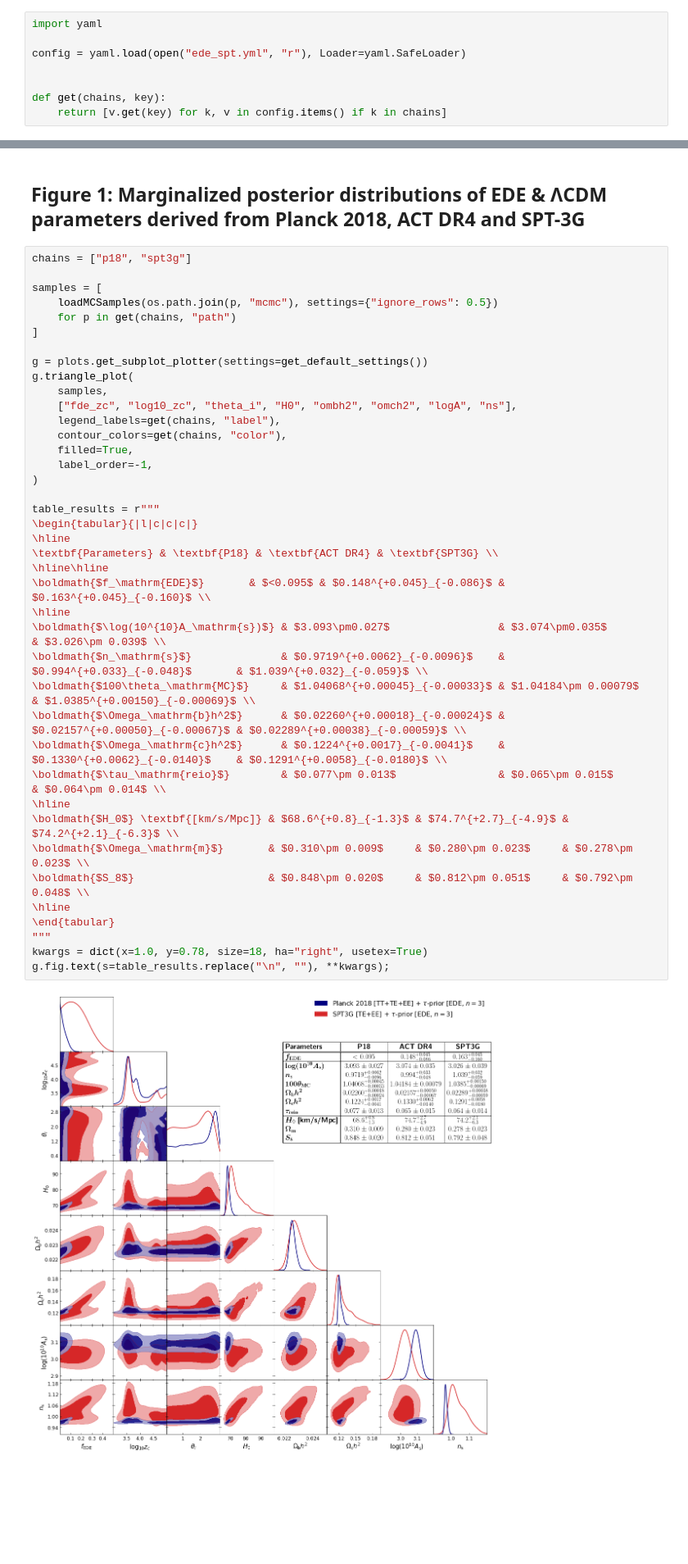
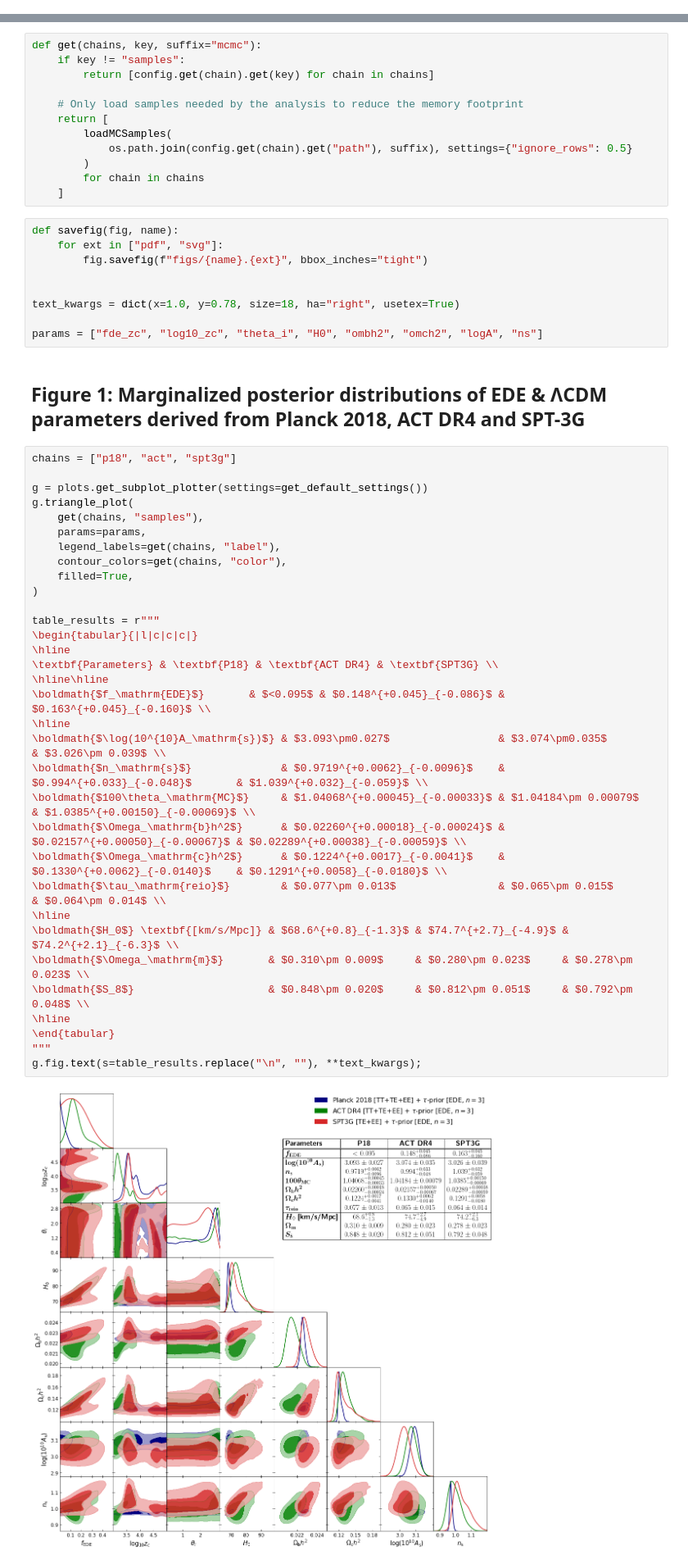
Before and after one commit to adrien-laposta/ede_spt, a Jupyter notebook: notebooks/ede_spt.ipynb, the cells around one changed output, grey strips where cells are left out. Shown at 82% size. Drawn from its saved outputs; the diff is of its cells as text; blank space fills up the shorter version.

```diff
--- a/notebooks/ede_spt.ipynb
+++ b/notebooks/ede_spt.ipynb
@@ -34,8 +40,0 @@ Matplotlib : 3.5.1
-# %%
-import yaml
-
-config = yaml.load(open("ede_spt.yml", "r"), Loader=yaml.SafeLoader)
-
-
-def get(chains, key):
-    return [v.get(key) for k, v in config.items() if k in chains]
@@ -64,44 +80,58 @@ for k in config.keys():
+# %%
+def get(chains, key, suffix="mcmc"):
+    if key != "samples":
+        return [config.get(chain).get(key) for chain in chains]
+
+    # Only load samples needed by the analysis to reduce the memory footprint
+    return [
+        loadMCSamples(
+            os.path.join(config.get(chain).get("path"), suffix), settings={"ignore_rows": 0.5}
+        )
+        for chain in chains
+    ]
+# %%
+def savefig(fig, name):
+    for ext in ["pdf", "svg"]:
+        fig.savefig(f"figs/{name}.{ext}", bbox_inches="tight")
+
+
+text_kwargs = dict(x=1.0, y=0.78, size=18, ha="right", usetex=True)
+
+params = ["fde_zc", "log10_zc", "theta_i", "H0", "ombh2", "omch2", "logA", "ns"]
 # %% [markdown]
 ## Figure 1: Marginalized posterior distributions of EDE & ΛCDM parameters derived from Planck 2018, ACT DR4 and SPT-3G
 # %%
-chains = ["p18", "spt3g"]
-
-samples = [
-    loadMCSamples(os.path.join(p, "mcmc"), settings={"ignore_rows": 0.5})
-    for p in get(chains, "path")
-]
+chains = ["p18", "act", "spt3g"]
 
 g = plots.get_subplot_plotter(settings=get_default_settings())
 g.triangle_plot(
-    samples,
-    ["fde_zc", "log10_zc", "theta_i", "H0", "ombh2", "omch2", "logA", "ns"],
+    get(chains, "samples"),
+    params=params,
     legend_labels=get(chains, "label"),
     contour_colors=get(chains, "color"),
     filled=True,
-    label_order=-1,
 )
 
 table_results = r"""
 \begin{tabular}{|l|c|c|c|}
 \hline
 \textbf{Parameters} & \textbf{P18} & \textbf{ACT DR4} & \textbf{SPT3G} \\
 \hline\hline
 \boldmath{$f_\mathrm{EDE}$}       & $<0.095$ & $0.148^{+0.045}_{-0.086}$ & $0.163^{+0.045}_{-0.160}$ \\
 \hline
 \boldmath{$\log(10^{10}A_\mathrm{s})$} & $3.093\pm0.027$                 & $3.074\pm0.035$                 & $3.026\pm 0.039$ \\
 \boldmath{$n_\mathrm{s}$}              & $0.9719^{+0.0062}_{-0.0096}$    & $0.994^{+0.033}_{-0.048}$       & $1.039^{+0.032}_{-0.059}$ \\
 \boldmath{$100\theta_\mathrm{MC}$}     & $1.04068^{+0.00045}_{-0.00033}$ & $1.04184\pm 0.00079$            & $1.0385^{+0.00150}_{-0.00069}$ \\
 \boldmath{$\Omega_\mathrm{b}h^2$}      & $0.02260^{+0.00018}_{-0.00024}$ & $0.02157^{+0.00050}_{-0.00067}$ & $0.02289^{+0.00038}_{-0.00059}$ \\
 \boldmath{$\Omega_\mathrm{c}h^2$}      & $0.1224^{+0.0017}_{-0.0041}$    & $0.1330^{+0.0062}_{-0.0140}$    & $0.1291^{+0.0058}_{-0.0180}$ \\
 \boldmath{$\tau_\mathrm{reio}$}        & $0.077\pm 0.013$                & $0.065\pm 0.015$                & $0.064\pm 0.014$ \\
 \hline
 \boldmath{$H_0$} \textbf{[km/s/Mpc]} & $68.6^{+0.8}_{-1.3}$ & $74.7^{+2.7}_{-4.9}$ & $74.2^{+2.1}_{-6.3}$ \\
 \boldmath{$\Omega_\mathrm{m}$}       & $0.310\pm 0.009$     & $0.280\pm 0.023$     & $0.278\pm 0.023$ \\
 \boldmath{$S_8$}                     & $0.848\pm 0.020$     & $0.812\pm 0.051$     & $0.792\pm 0.048$ \\
 \hline
 \end{tabular}
 """
-kwargs = dict(x=1.0, y=0.78, size=18, ha="right", usetex=True)
-g.fig.text(s=table_results.replace("\n", ""), **kwargs);
+g.fig.text(s=table_results.replace("\n", ""), **text_kwargs);
 # %% [output]
-[figure, old version]
+[figure, new version]
```
Also changed, not shown: parts of 27 cells of this notebook.
